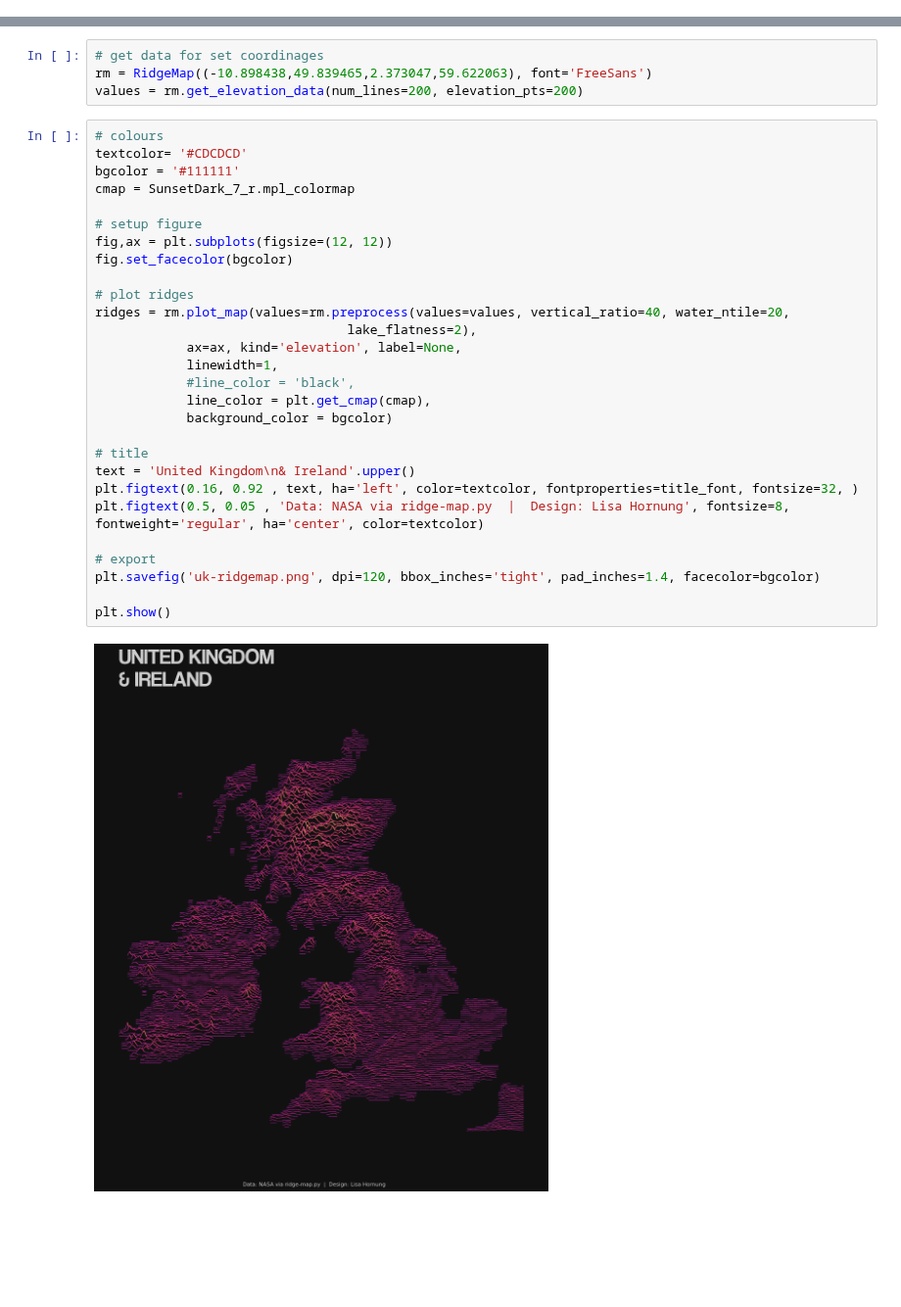
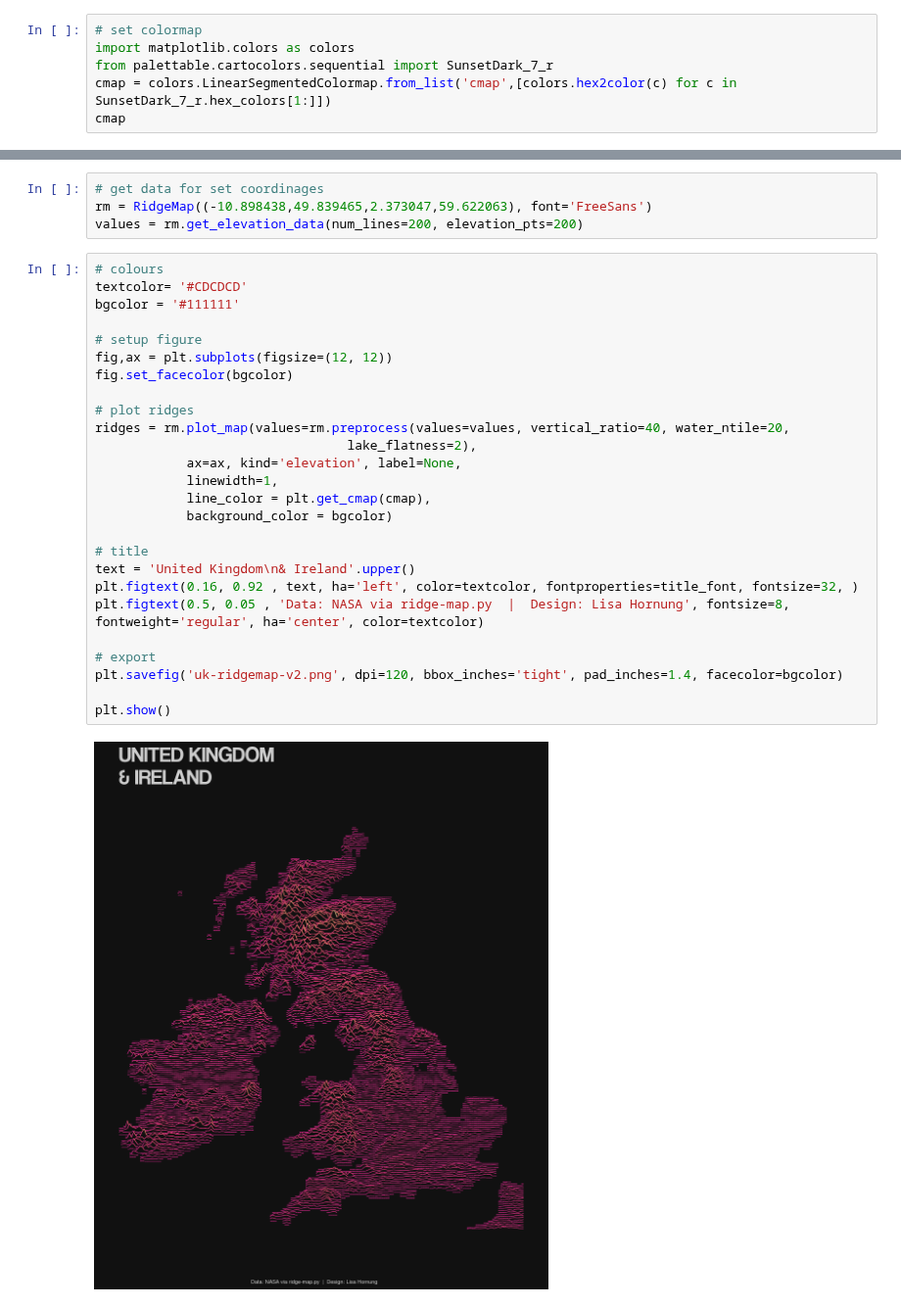
Before and after one commit to Lisa-Ho/30-day-map-challenge, a Jupyter notebook: 2023/Day2-ridgelines/elevation-lines.ipynb, the cells around one changed output, grey strips where cells are left out. Shown at 98% size. Cells and saved outputs as stored; diff of their text form; blank space fills up the shorter version.

Commit message:
updated colormap

```diff
--- a/2023/Day2-ridgelines/elevation-lines.ipynb
+++ b/2023/Day2-ridgelines/elevation-lines.ipynb
@@ -12,0 +12,6 @@ from palettable.cartocolors.sequential import SunsetDark_7_r
+# %%
+# set colormap
+import matplotlib.colors as colors
+from palettable.cartocolors.sequential import SunsetDark_7_r
+cmap = colors.LinearSegmentedColormap.from_list('cmap',[colors.hex2color(c) for c in  SunsetDark_7_r.hex_colors[1:]])
+cmap
@@ -24,30 +31,28 @@ values = rm.get_elevation_data(num_lines=200, elevation_pts=200)
 # %%
 # colours
 textcolor= '#CDCDCD'
 bgcolor = '#111111'
-cmap = SunsetDark_7_r.mpl_colormap
 
 # setup figure
 fig,ax = plt.subplots(figsize=(12, 12))
 fig.set_facecolor(bgcolor)
 
 # plot ridges
 ridges = rm.plot_map(values=rm.preprocess(values=values, vertical_ratio=40, water_ntile=20,
                                  lake_flatness=2),
             ax=ax, kind='elevation', label=None,
             linewidth=1,
-            #line_color = 'black',
             line_color = plt.get_cmap(cmap),
             background_color = bgcolor)
 
 # title
 text = 'United Kingdom\n& Ireland'.upper()
 plt.figtext(0.16, 0.92 , text, ha='left', color=textcolor, fontproperties=title_font, fontsize=32, )
 plt.figtext(0.5, 0.05 , 'Data: NASA via ridge-map.py  |  Design: Lisa Hornung', fontsize=8, fontweight='regular', ha='center', color=textcolor)
 
 # export
-plt.savefig('uk-ridgemap.png', dpi=120, bbox_inches='tight', pad_inches=1.4, facecolor=bgcolor)
+plt.savefig('uk-ridgemap-v2.png', dpi=120, bbox_inches='tight', pad_inches=1.4, facecolor=bgcolor)
 
 plt.show()
 # %% [output]
-[figure, old version]
+[figure, new version]
```
Also changed, not shown: parts of 2 cells of this notebook.
